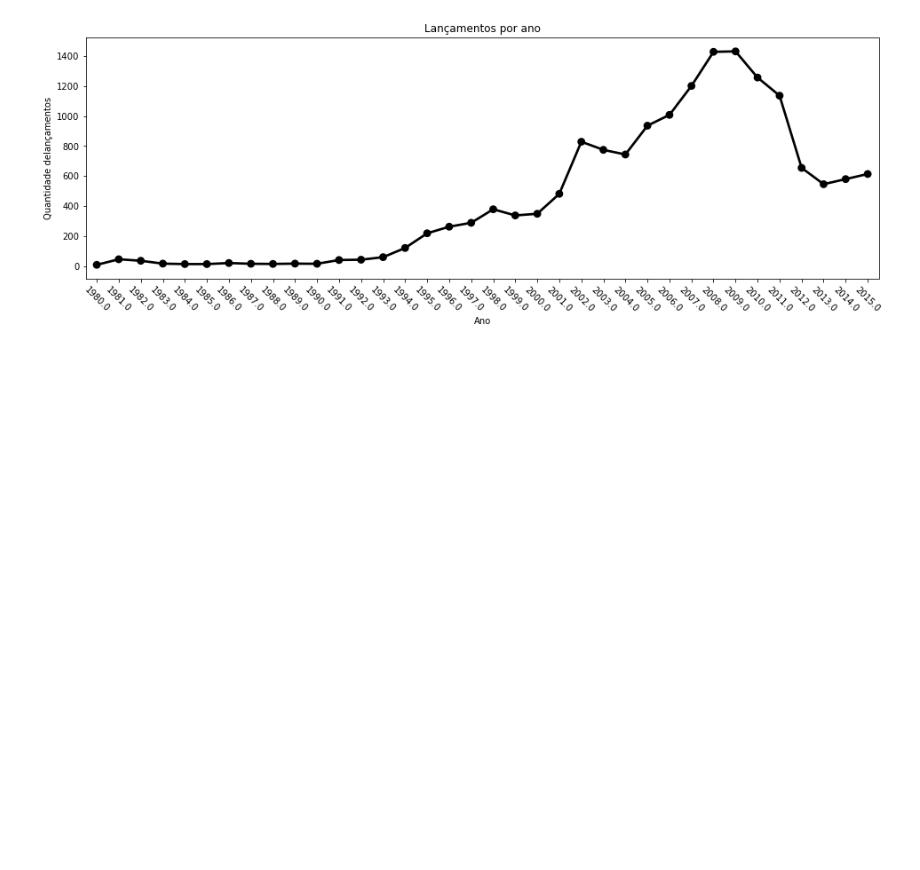
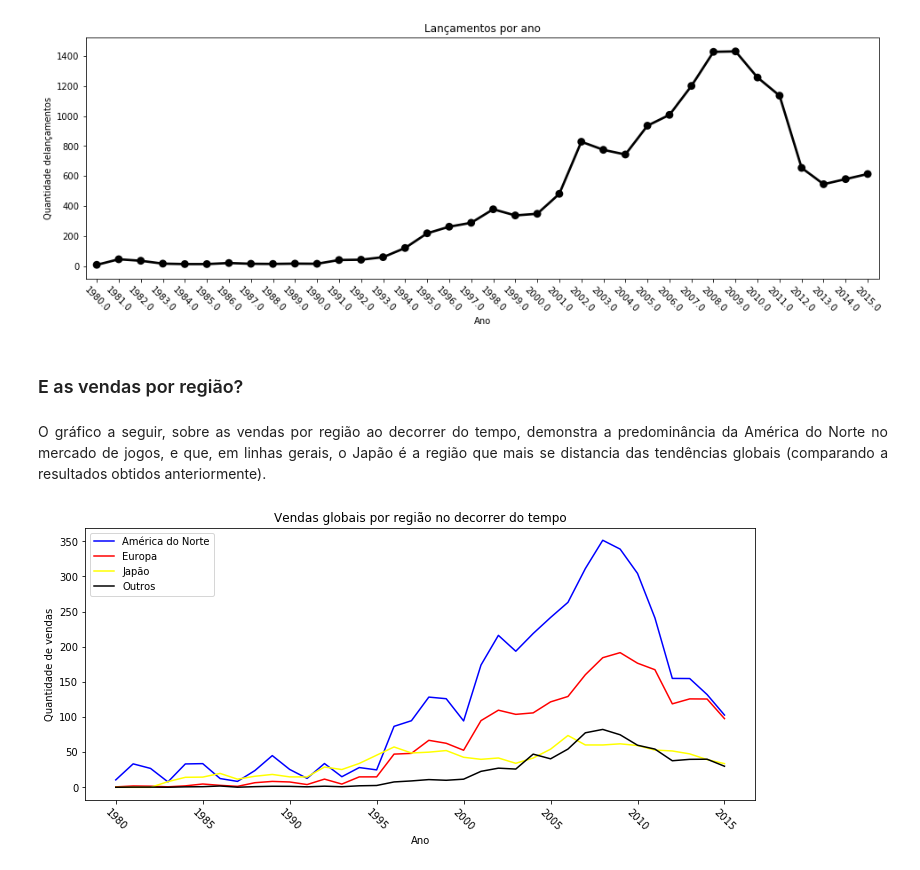
Before and after one commit to VanessaWille/visualizacao_vgsales, a Jupyter notebook: Vanessa.ipynb, the cells around one changed output. Cells and saved outputs as stored; diff of their text form; code cells hidden in the pictures; blank space fills up the shorter version.

```diff
--- a/Vanessa.ipynb
+++ b/Vanessa.ipynb
@@ -240,3 +290,27 @@ plt.ylabel('Quantidade delançamentos')
 plt.show()
 # %% [output]
 [figure]
+# %% [markdown]
+### E as vendas por região?
+# %% [markdown]
+<p style='text-align: justify;'> O gráfico a seguir, sobre as vendas por região ao decorrer do tempo, demonstra a predominância da América do Norte no mercado de jogos, e que, em linhas gerais, o Japão é a região que mais se distancia das tendências globais (comparando a resultados obtidos anteriormente).
+# %%
+#Definindo as vendas por região
+tna=df.groupby('Year')['NA_Sales'].sum().reset_index().sort_values("Year",ascending=True)
+teu=df.groupby('Year')['EU_Sales'].sum().reset_index().sort_values("Year",ascending=True)
+tjp=df.groupby('Year')['JP_Sales'].sum().reset_index().sort_values("Year",ascending=True)
+tot=df.groupby('Year')['Other_Sales'].sum().reset_index().sort_values("Year",ascending=True)
+#plotando o gráfico
+plt.figure(figsize=(12,5))
+sns.lineplot(x='Year', y='NA_Sales', data=tna, color="blue", label= "América do Norte")
+sns.lineplot(x='Year', y='EU_Sales', data=teu, color="red", label= "Europa")
+sns.lineplot(x='Year', y='JP_Sales', data=tjp, color="yellow", label= "Japão")
+sns.lineplot(x='Year', y='Other_Sales', data=tot, color="black", label= "Outros")
+plt.xticks(rotation=-45)
+plt.xticks(rotation=-45)
+plt.title('Vendas globais por região no decorrer do tempo')
+plt.xlabel('Ano')
+plt.ylabel('Quantidade de vendas')
+plt.show()
+# %% [output]
+[figure, added]
```
Also changed, not shown: parts of 21 cells of this notebook.
